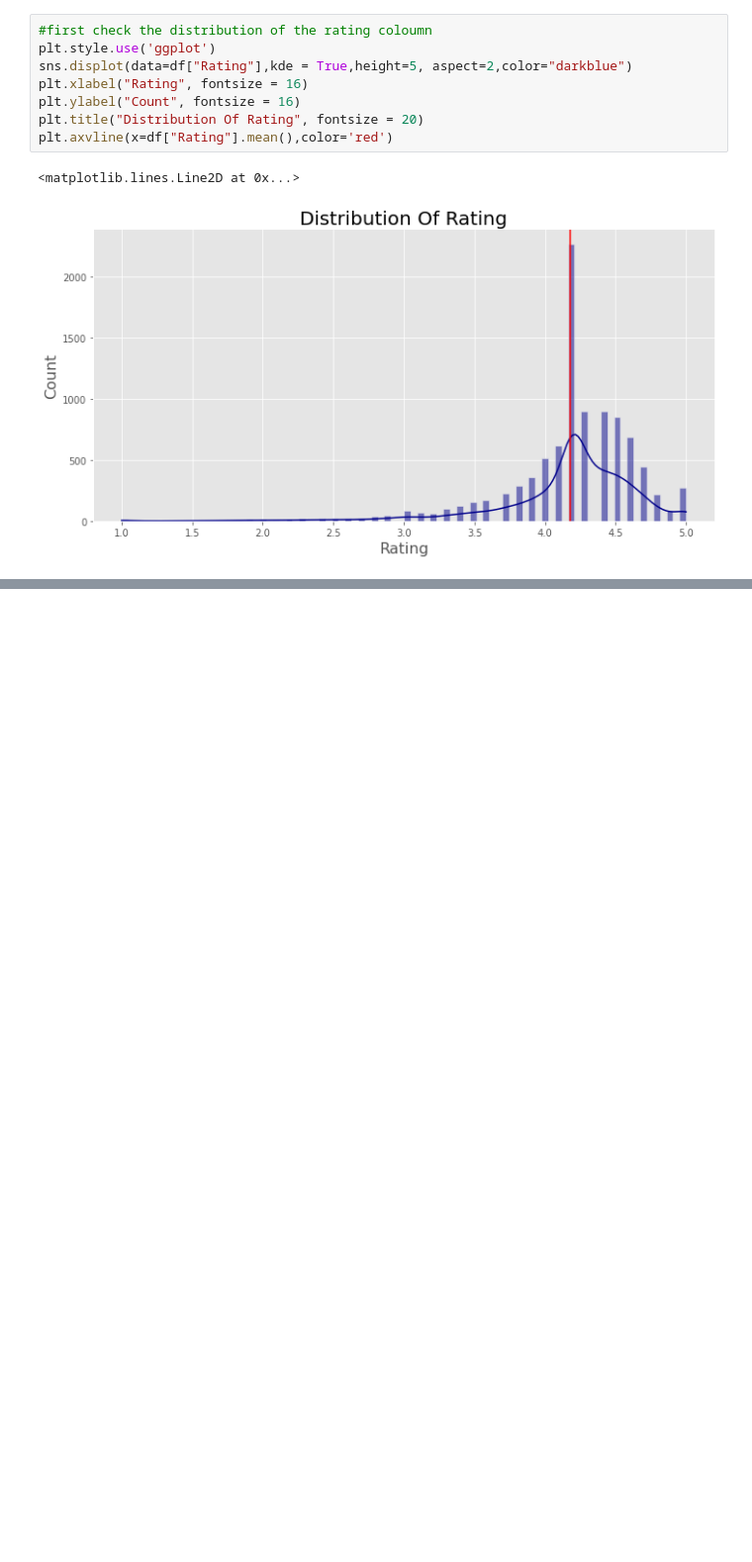
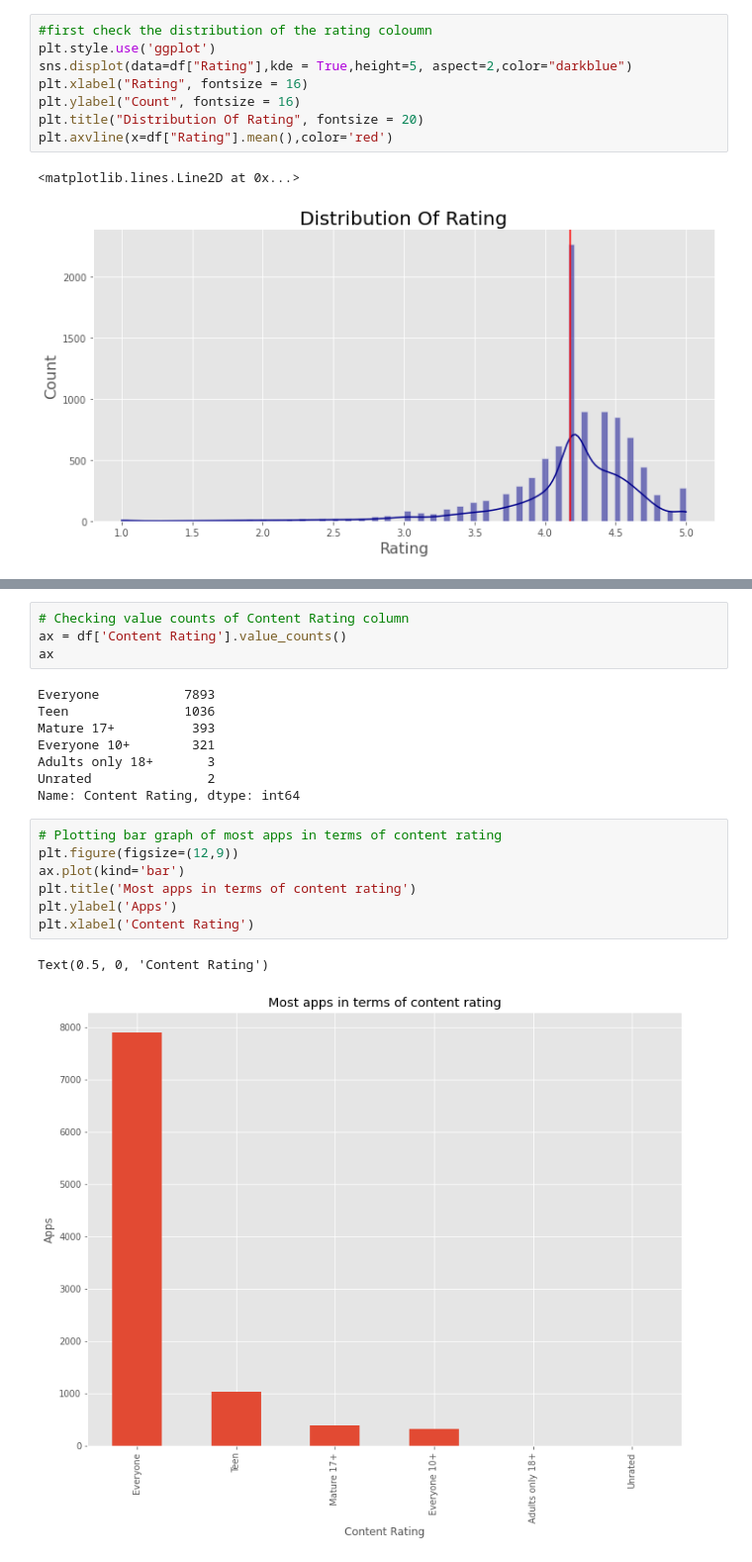
Before and after one commit to mukteshsingh95/Play-Store-App, a Jupyter notebook: Play_Store_App.ipynb, the cells around one changed output, grey strips where cells are left out. Shown at 99% size. Drawn from its saved outputs; the diff is of its cells as text; blank space fills up the shorter version.

```diff
--- a/Play_Store_App.ipynb
+++ b/Play_Store_App.ipynb
@@ -622,0 +737,22 @@ plt.axvline(x=df["Rating"].mean(),color='red')
+# %%
+# Checking value counts of Content Rating column
+ax = df['Content Rating'].value_counts()
+ax
+# %% [output]
+Everyone           7893
+Teen               1036
+Mature 17+          393
+Everyone 10+        321
+Adults only 18+       3
+Unrated               2
+Name: Content Rating, dtype: int64
+# %%
+# Plotting bar graph of most apps in terms of content rating
+plt.figure(figsize=(12,9))
+ax.plot(kind='bar')
+plt.title('Most apps in terms of content rating')
+plt.ylabel('Apps')
+plt.xlabel('Content Rating')
+# %% [output]
+Text(0.5, 0, 'Content Rating')
+[figure, added]
```
Also changed, not shown: parts of 41 cells of this notebook.
